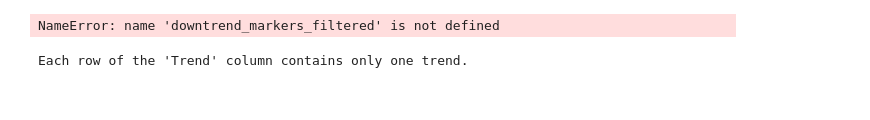
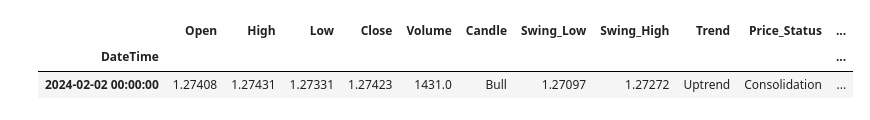
Before and after one commit to jsacap/trading_sandbox, a Jupyter notebook: trend_tracing.ipynb, the cells around one changed output. Cells and saved outputs as stored; diff of their text form; code cells hidden in the pictures.

Commit message:
trendtracer.py reading trends correctly

```diff
--- a/trend_tracing.ipynb
+++ b/trend_tracing.ipynb
@@ -20,7 +20,7 @@ df = yf.download(ticker, period="1y", interval="1h")
 # , delimiter='\t', names=['Open', 'High', 'Low', 'Close', 'Volume'], header=0
 
 # Darwinex spreadsheet
-df = pd.read_csv('../Data/Darwinex/USDJPY60.csv', header=None, names=['Date', 'Time', 'Open', 'High', 'Low', 'Close', 'Volume'])
+df = pd.read_csv('../Data/Darwinex/GBPUSD60.csv', header=None, names=['Date', 'Time', 'Open', 'High', 'Low', 'Close', 'Volume'])
 df['DateTime'] = pd.to_datetime(df['Date'] + ' ' + df['Time'])
 df.set_index('DateTime', inplace=True)
 df.drop(columns=['Date', 'Time'], inplace=True)
@@ -51,11 +51,12 @@ choices = ['Bull', 'Bear']
 df['Candle'] = np.select(conditions, choices, default='Doji')
 df['Swing_Low'] = df['Low'].iloc[0]
 df['Swing_High'] = df['High'].iloc[0]
+df['Bar_Number'] = None
 
 df['Trend'] = 'Neutral'
 
-higher_high = None
-lower_low = None
+higher_high = df['High'].iloc[0]
+lower_low = df['Low'].iloc[0]
 
 bullish_pullback_count = 0
 bearish_pullback_count = 0
@@ -77,11 +78,17 @@ df.at[0, 'Trend'] = current_trend
 df['Price_Status'] = None
 price_status = None
 # %%
+bar_number = 0
+
 for i, row in df.iloc[1:].iterrows():
+    bar_number += 1
+    df.at[i, 'Bar_Number'] = bar_number
+
     current_high = row['High']
     current_low = row['Low']
     candle_type = row['Candle']
     current_close = row['Close']
+
 
     # clear_output()
     # Trend rotation
@@ -89,6 +96,14 @@ for i, row in df.iloc[1:].iterrows():
         current_trend = 'Uptrend'
     elif current_close < swing_low:
         current_trend = 'Downtrend'
+    # Finding the range in the beginning of the dataset
+    elif current_trend == "Neutral":
+        if swing_high is not None:
+            if current_high > previous_high:
+                swing_high = current_high
+        if swing_low is not None:
+            if current_low < previous_low:
+                swing_low = current_low
 
     df.at[i, 'Trend'] = current_trend
 
@@ -99,10 +114,9 @@ for i, row in df.iloc[1:].iterrows():
 
     df.at[i, 'Price_Status'] = price_status
     # ================================================================================================== #
-
     if current_trend == 'Uptrend':
-        if current_high > previous_high and not bullish_pullback:
-            higher_high = current_high
+        if current_high > previous_high and current_high > swing_high and not bullish_pullback:
+            swing_high = current_high
         elif current_close < higher_high and candle_type == 'Bear':
             bullish_pullback_count += 1
 
@@ -123,9 +137,10 @@ for i, row in df.iloc[1:].iterrows():
             bullish_pullback_count = 0
             bullish_pullback = False
 
+
     elif current_trend == 'Downtrend':
-        if current_low > previous_low and not bearish_pullback:
-            lower_low = current_low
+        if current_low < previous_low and current_low < swing_low and not bearish_pullback:
+            swing_low = current_low
         elif bearish_pullback and candle_type == 'Bull':
             bearish_pullback_count += 1
         if bearish_pullback_count >= 2:
@@ -145,13 +160,5 @@ for i, row in df.iloc[1:].iterrows():
             bearish_pullback_count = 0
             bearish_pullback = False
 
-    # Defining the first Swing High & Swing Low
-    if current_trend == 'Downtrend' and uptrend_lowest_pullback is None:
-        if current_low < previous_low:
-            swing_low = current_low
-    elif current_trend == 'Uptrend' and downtrend_highest_pullback is None:
-        if current_high > previous_high:
-            swing_high = current_high
-
     previous_low = current_low
     previous_high = current_high
@@ -168,9 +165,13 @@ df.head()
 # %%
+custom_text = df['Bar_Number'].astype(str) + '<br>' + 'Swing High: ' + df['Swing_High'].astype(str) + '<br>' + 'Swing Low: ' + df['Swing_Low'].astype(str)
+
 fig = go.Figure(data=[go.Candlestick(x=df.index,
                                      open=df['Open'],
                                      high=df['High'],
                                      low=df['Low'],
                                      close=df['Close'],
+                                     hoverinfo='x+y+text',
+                                     text=custom_text,
                                      name='Candlestick')])
 
 # Add trend markers (prioritize uptrend over downtrend)
@@ -189,13 +190,16 @@ fig.update_layout(title='Candlestick Chart with Swing Highs and Lows',
 
 # Show the figure
 fig.show()
-# %% [output]
-NameError: name 'downtrend_markers_filtered' is not defined
 # %%
 # Split the values in the 'Trend' column into a list of trends and check if there is more than one trend in each row
 if (df['Trend'].str.split(',').apply(lambda x: len(x)) > 1).any():
     print("There is more than one trend listed in at least one row of the 'Trend' column.")
 else:
     print("Each row of the 'Trend' column contains only one trend.")
-# %% [output]
-Each row of the 'Trend' column contains only one trend.
+# %%
+# Get the row based on the bar number
+df[df['Bar_Number'] == 200]
+# %% [output]
+|  | Open | High | Low | Close | Volume | Candle | Swing_Low | Swing_High | Trend | Price_Status | ... |
+| DateTime |  |  |  |  |  |  |  |  |  |  | ... |
+| 2024-02-02 00:00:00 | 1.27408 | 1.27431 | 1.27331 | 1.27423 | 1431.0 | Bull | 1.27097 | 1.27272 | Uptrend | Consolidation | ... |
```
Also changed, not shown: parts of 2 cells of this notebook, 1 other file.
